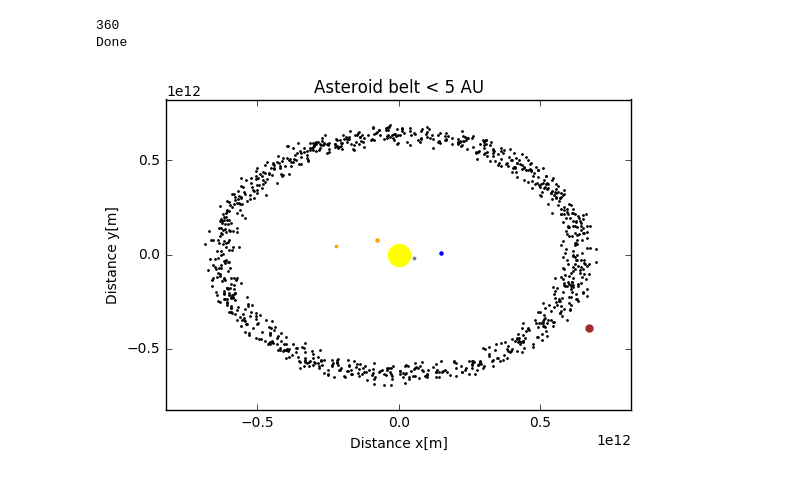
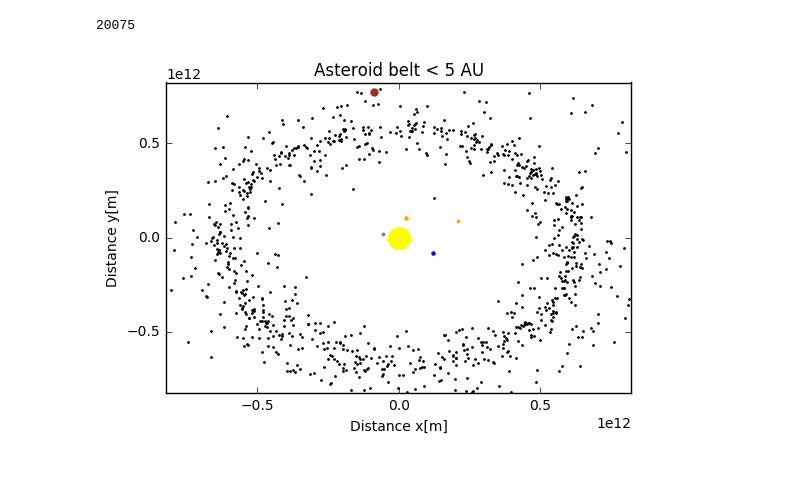
Before and after one commit to Enqoded/N-body-CrocoLoco, a Jupyter notebook: N-body.ipynb, the cells around one changed output. Cells and saved outputs as stored; diff of their text form; code cells hidden in the pictures.

```diff
--- a/N-body.ipynb
+++ b/N-body.ipynb
@@ -18,7 +18,7 @@ pos_jup = 5.2 * AU,0,0 #m
 pos_sun = 0,0,0 #m
 dt = 3600*24 #dag
 N = 1000 #unitless
-tijd = 365 #2 #dag
+tijd = 365000 #2 #dag
 
 
 inner_r = 4 #AU
@@ -47,6 +47,7 @@ def planet_start(pos_planet):
 def startvalue_generator(N):
     x_list = []
     y_list = []
+    r_list = []
     prop_non_plot_list_start = []
     N_succeed = 0
 
@@ -70,10 +71,11 @@ def startvalue_generator(N):
             props_non_plot = [z, v_x, v_y, v_z]
             x_list.append(x)
             y_list.append(y)
+            r_list.append(np.sqrt(x**2+y**2))
             prop_non_plot_tuple = tuple(props_non_plot)
             prop_non_plot_list_start.append(prop_non_plot_tuple)
             N_succeed = N_succeed + 1
-    return x_list,y_list, prop_non_plot_list_start
+    return x_list,y_list, r_list, prop_non_plot_list_start
 
 #################### 2D plot starts here ##########################
 #N = 1000
@@ -153,8 +155,7 @@ def euler_cromer(x_last_plot,y_last_plot, pos_vel_non_plot):
 
 def asteroids(tijd):
     fig = plt.figure()
-    ax = fig.add_subplot(111)
-    x_list, y_list, pos_vel_non_plot = startvalue_generator(N)
+    x_list, y_list, r_list, pos_vel_non_plot = startvalue_generator(N)
     jup_x_last, jup_y_last, jup_z_last, v_x_jup, v_y_jup, v_z_jup = planet_start([5.2*AU,0,0])
     merc_x_last, merc_y_last, merc_z_last, v_x_merc, v_y_merc, v_z_merc = planet_start([.39*AU,0,0])
     ven_x_last, ven_y_last, ven_z_last, v_x_ven, v_y_ven, v_z_ven = planet_start([.72*AU,0,0])
@@ -164,17 +165,19 @@ def asteroids(tijd):
         for deeltje in range(len(x_list)):
             x_last_plot = x_list[deeltje]
             y_last_plot = y_list[deeltje]
+            r_last_plot = r_list[deeltje]
             pos_vel_last_non_plot = pos_vel_non_plot[deeltje]
             x_new, y_new, pos_vel_new_non_plot = euler_cromer(x_last_plot, y_last_plot, pos_vel_last_non_plot)
             x_list[deeltje] = x_new
             y_list[deeltje] = y_new
+            r_list[deeltje] = np.sqrt(x_new**2+y_new**2)
             pos_vel_non_plot[deeltje] = pos_vel_new_non_plot
         jup_x_last, jup_y_last, jup_z_last, v_x_jup, v_y_jup, v_z_jup = planet_pos(jup_x_last, jup_y_last, jup_z_last, v_x_jup, v_y_jup, v_z_jup)
         merc_x_last, merc_y_last, merc_z_last, v_x_merc, v_y_merc, v_z_merc = planet_pos(merc_x_last, merc_y_last, merc_z_last, v_x_merc, v_y_merc, v_z_merc)
         ven_x_last, ven_y_last, ven_z_last, v_x_ven, v_y_ven, v_z_ven =  planet_pos(ven_x_last, ven_y_last, ven_z_last, v_x_ven, v_y_ven, v_z_ven)
         earth_x_last, earth_y_last, earth_z_last, v_x_earth, v_y_earth, v_z_earth =  planet_pos(earth_x_last, earth_y_last, earth_z_last, v_x_earth, v_y_earth, v_z_earth)
         mars_x_last, mars_y_last, mars_z_last, v_x_mars, v_y_mars, v_z_mars =  planet_pos(mars_x_last, mars_y_last, mars_z_last, v_x_mars, v_y_mars, v_z_mars)
-        if t % 30 == 0:
+        if t % 365 == 0:
             #while True:
                 #try:
 
@@ -189,7 +192,17 @@ def asteroids(tijd):
             plt.title('Asteroid belt < 5 AU')
             plt.xlabel('Distance x[m]')
             plt.ylabel('Distance y[m]')
-            plt.axis([-5.5*AU,5.5*AU,-5.5*AU,5.5*AU])
+            plt.xlim([-5.5*AU,5.5*AU])
+            plt.ylim([-5.5*AU,5.5*AU])
+            display.display(pl.gcf())
+
+
+            fig.clear()
+            plt.hist(r_list, bins = 100)
+            plt.title('Astroids per shell')
+            plt.xlabel('Radius[m]')
+            plt.ylabel('Counts per bin')
+            plt.xlim([4*AU,4.5*AU])
             display.display(pl.gcf())
 
             display.clear_output(wait=True)
@@ -199,33 +212,32 @@ def asteroids(tijd):
                 #except KeyboardInterrupt:
                     #break
     return 'Done'
 
 print asteroids(tijd)
 
 #################### 3D plot starts here ##########################
 #from mpl_toolkits.mplot3d import Axes3D
 
 #fig = plt.figure()
 #ax = fig.add_subplot(111, projection='3d')
 
 #ax.scatter(x_list, y_list, z_list, s=1, color='black', label='Asteroid')
 #ax.scatter([5*AU], [0], [0], s=25, color='brown', label='Jupiter')
 #ax.scatter([0], [0], [0], s=250, color='yellow', label='Sun')
 #ticks = [-5*AU, 0, 5*AU]
 #ax.set_xlabel('x[m]')
 #ax.set_ylabel('y[m]')
 #ax.set_zlabel('z[m]')
 #ax.set_xbound(-5*AU, 5*AU)
 #ax.set_ybound(-5*AU, 5*AU)
 #ax.set_zbound(-5*AU, 5*AU)
 #ax.set_xticks(ticks)
 #ax.set_yticks(ticks)
 #ax.set_zticks(ticks)
 
 #plt.legend(loc=3, scatterpoints=1)
 #plt.show()
 #################### 3D plot ends here ##########################
 # %% [output]
-360
-Done
+20075
-[figure, old version]
+[figure, new version]
```
